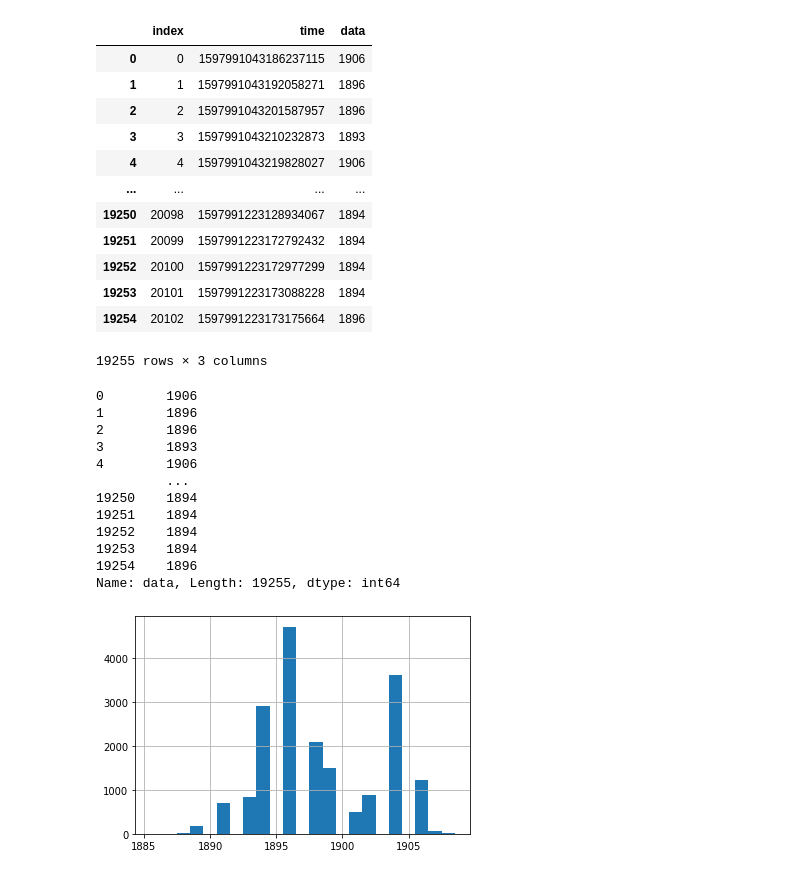
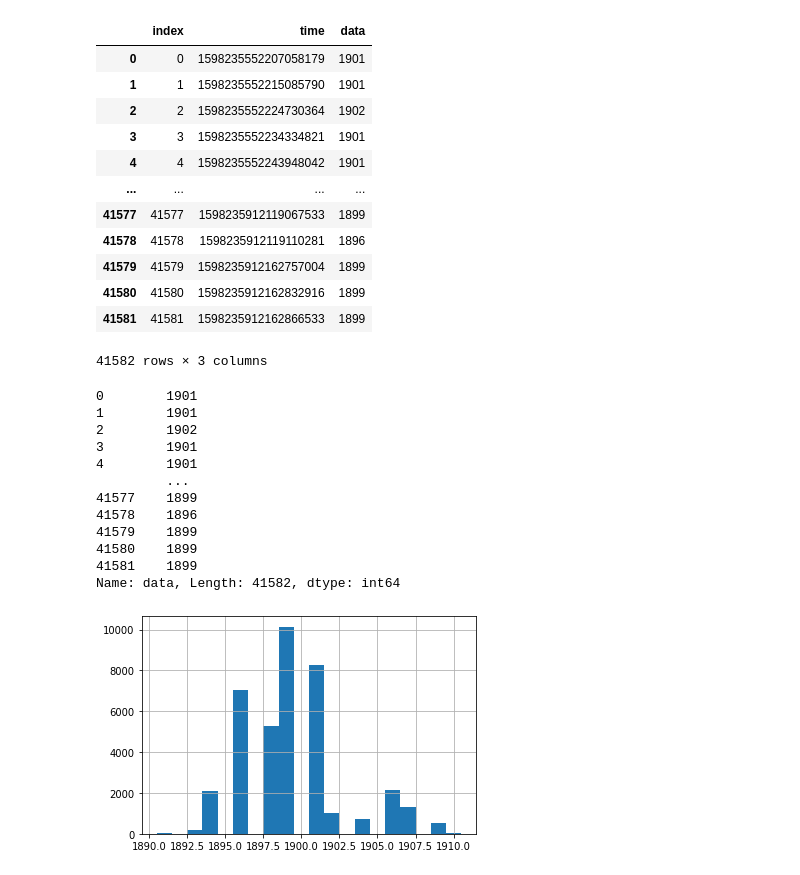
Before and after one commit to fjnkt98/python_gpc, a Jupyter notebook: src/rplidar_a2_calibration/histogram.ipynb, the cells around one changed output. Drawn from its saved outputs; the diff is of its cells as text; code cells hidden in the pictures.

```diff
--- a/src/rplidar_a2_calibration/histogram.ipynb
+++ b/src/rplidar_a2_calibration/histogram.ipynb
@@ -2,39 +2,42 @@
 import pandas as pd
 import matplotlib.pyplot as plt
 # %%
-data = pd.read_csv("rplidar_data_ceiling.csv", delimiter=",")
+data = pd.read_csv("rplidar_data_ceiling_1h.csv", delimiter=",")
 data
 # %% [output]
 |  | index | time | data |
-| 0 | 0 | 1597991043186237115 | 1906 |
-| 1 | 1 | 1597991043192058271 | 1896 |
-| 2 | 2 | 1597991043201587957 | 1896 |
-| 3 | 3 | 1597991043210232873 | 1893 |
-| 4 | 4 | 1597991043219828027 | 1906 |
+| 0 | 0 | 1598235552207058179 | 1901 |
+| 1 | 1 | 1598235552215085790 | 1901 |
+| 2 | 2 | 1598235552224730364 | 1902 |
+| 3 | 3 | 1598235552234334821 | 1901 |
+| 4 | 4 | 1598235552243948042 | 1901 |
 | ... | ... | ... | ... |
-| 19250 | 20098 | 1597991223128934067 | 1894 |
-| 19251 | 20099 | 1597991223172792432 | 1894 |
-| 19252 | 20100 | 1597991223172977299 | 1894 |
-| 19253 | 20101 | 1597991223173088228 | 1894 |
-| 19254 | 20102 | 1597991223173175664 | 1896 |
+| 41577 | 41577 | 1598235912119067533 | 1899 |
+| 41578 | 41578 | 1598235912119110281 | 1896 |
+| 41579 | 41579 | 1598235912162757004 | 1899 |
+| 41580 | 41580 | 1598235912162832916 | 1899 |
+| 41581 | 41581 | 1598235912162866533 | 1899 |
-19255 rows × 3 columns
+41582 rows × 3 columns
 # %%
 print(data["data"])
 # %% [output]
-0        1906
-1        1896
-2        1896
-3        1893
-4        1906
+0        1901
+1        1901
+2        1902
+3        1901
+4        1901
          ...
-19250    1894
-19251    1894
-19252    1894
-19253    1894
-19254    1896
-Name: data, Length: 19255, dtype: int64
+41577    1899
+41578    1896
+41579    1899
+41580    1899
+41581    1899
+Name: data, Length: 41582, dtype: int64
+# %%
+data_hit = data[data["data"] != 6000]
+data_hit = data_hit[data_hit["data"] > 1000]
 # %%
-data["data"].hist(bins=max(data["data"])-min(data["data"]), align='left')
+data_hit["data"].hist(bins=max(data_hit["data"])-min(data_hit["data"]), align='left')
 plt.show()
 # %% [output]
-[figure, old version]
+[figure, new version]
```
Also changed, not shown: parts of 7 cells of this notebook.
